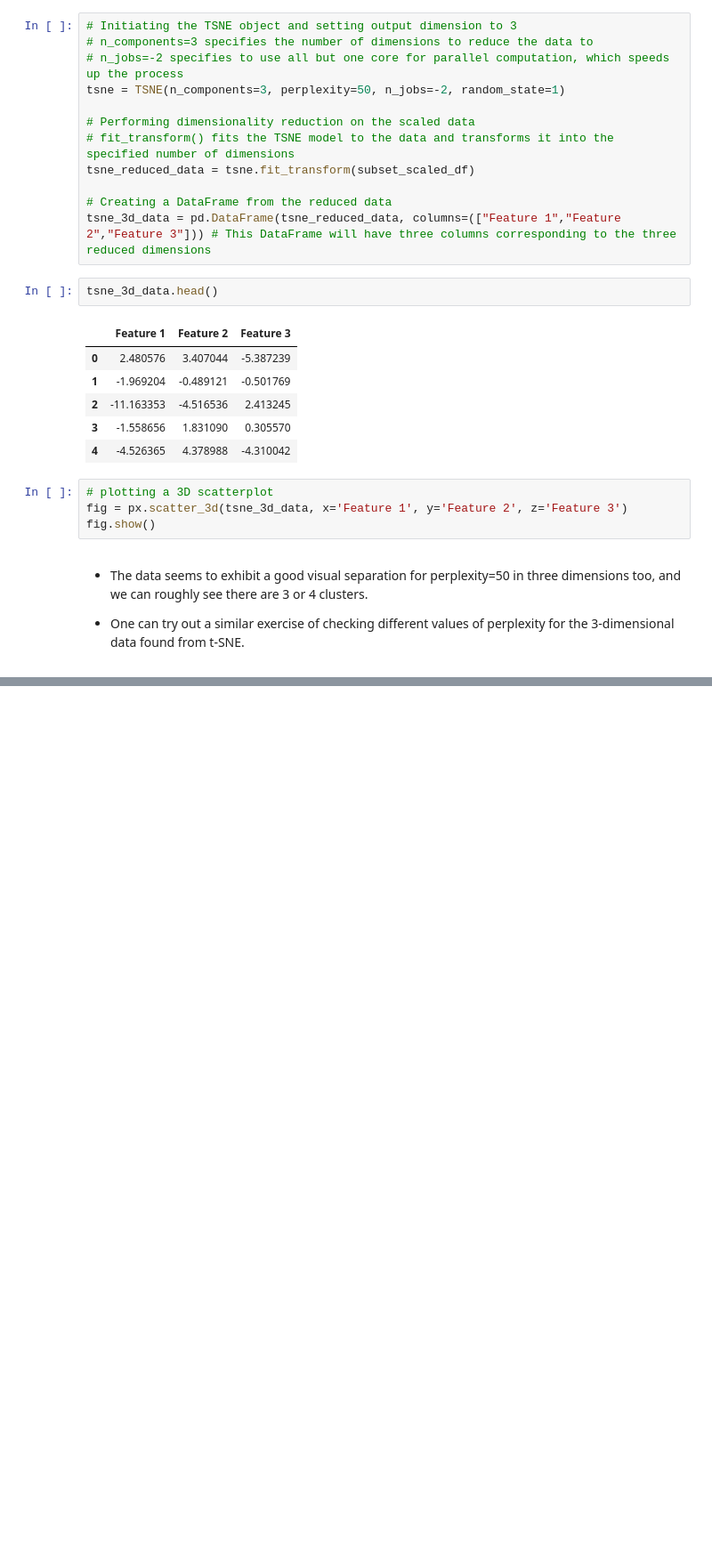
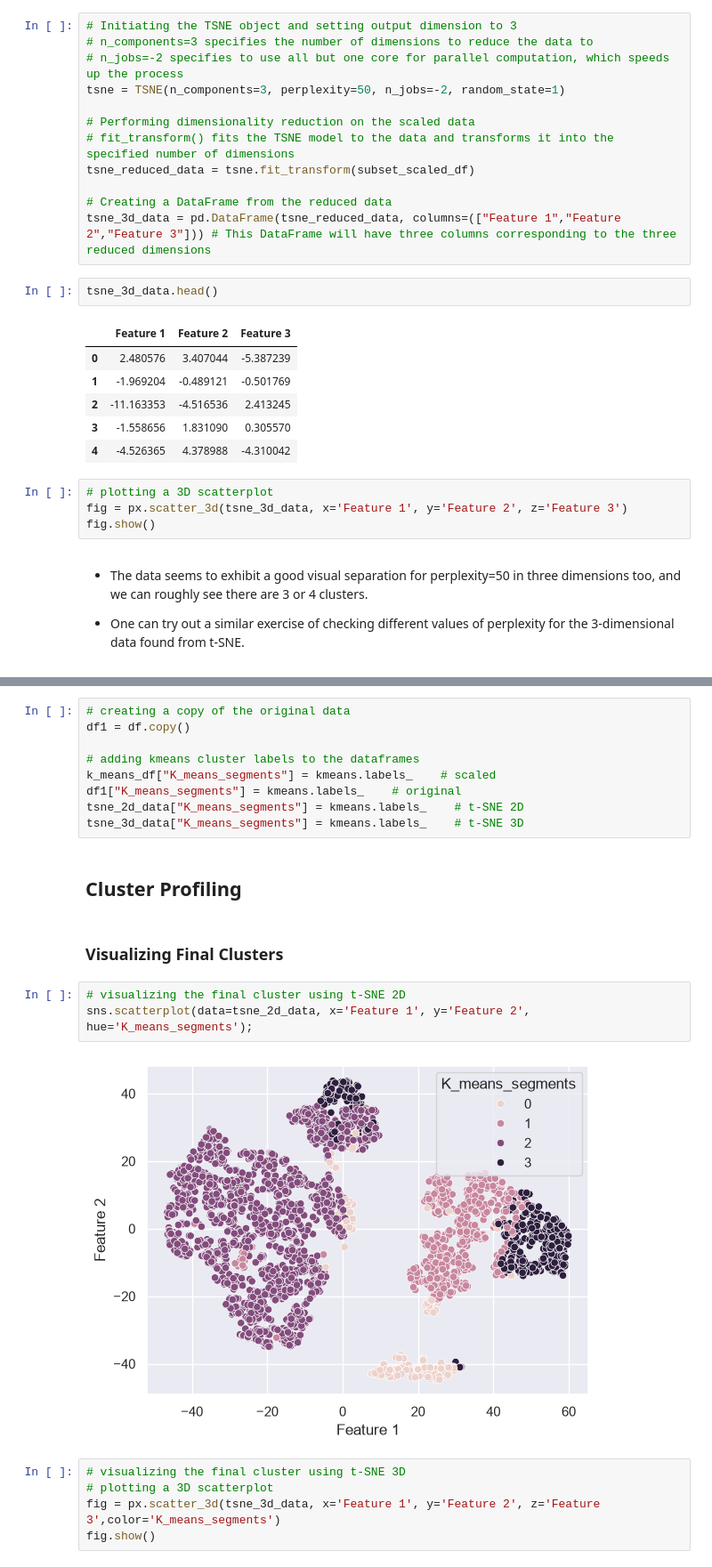
Before and after one commit to dennisumoh325/Product_Segmentation_clustering, a Jupyter notebook: product_seg_NB.ipynb, the cells around one changed output, grey strips where cells are left out. Shown at 89% size. Cells and saved outputs as stored; diff of their text form; blank space fills up the shorter version.

```diff
--- a/product_seg_NB.ipynb
+++ b/product_seg_NB.ipynb
@@ -457,0 +534,23 @@ fig.show()
+# %%
+# creating a copy of the original data
+df1 = df.copy()
+
+# adding kmeans cluster labels to the dataframes
+k_means_df["K_means_segments"] = kmeans.labels_    # scaled
+df1["K_means_segments"] = kmeans.labels_    # original
+tsne_2d_data["K_means_segments"] = kmeans.labels_    # t-SNE 2D
+tsne_3d_data["K_means_segments"] = kmeans.labels_    # t-SNE 3D
+# %% [markdown]
+## Cluster Profiling
+# %% [markdown]
+### Visualizing Final Clusters
+# %%
+# visualizing the final cluster using t-SNE 2D
+sns.scatterplot(data=tsne_2d_data, x='Feature 1', y='Feature 2', hue='K_means_segments');
+# %% [output]
+[figure, added]
+# %%
+# visualizing the final cluster using t-SNE 3D
+# plotting a 3D scatterplot
+fig = px.scatter_3d(tsne_3d_data, x='Feature 1', y='Feature 2', z='Feature 3',color='K_means_segments')
+fig.show()
```
Also changed, not shown: parts of 11 cells of this notebook.
